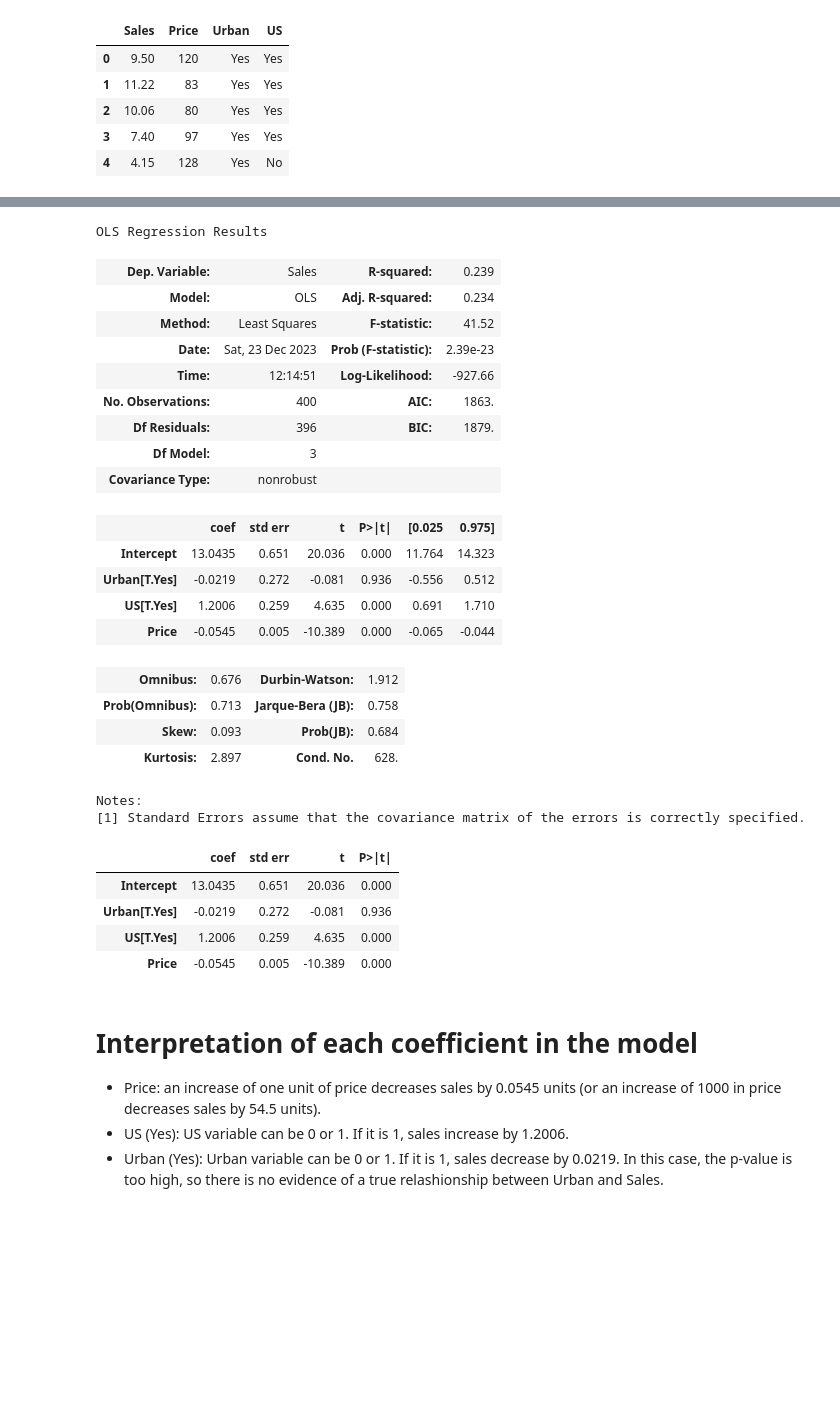
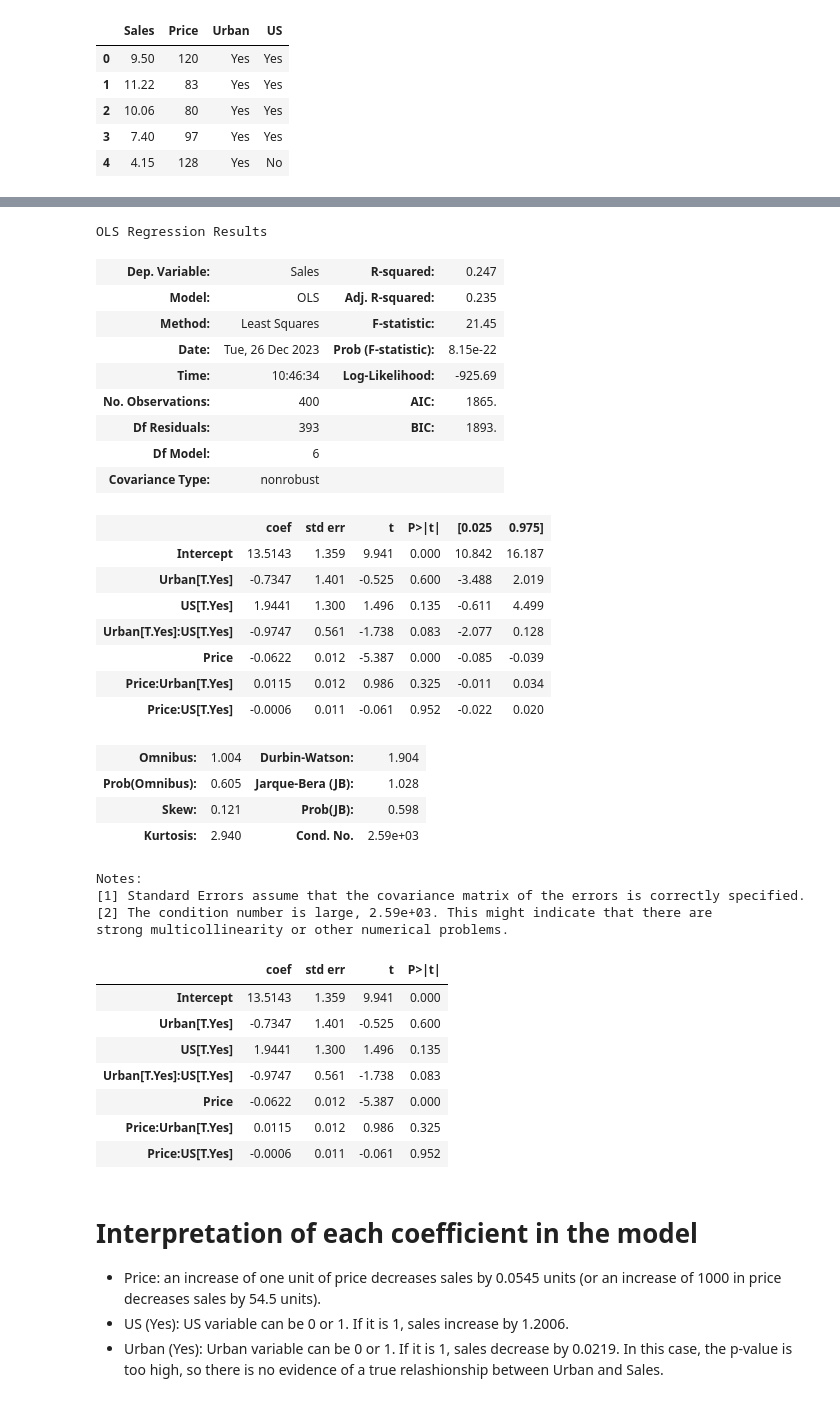
Before and after one commit to deusdevok/ISLP_Python, a Jupyter notebook: Chapter 3/Exercise10.ipynb, the cells around one changed output, grey strips where cells are left out. Saved outputs shown, nothing was run; the diff lists cells and outputs as text; code cells hidden in the pictures; blank space fills up the shorter version.

```diff
--- a/Chapter 3/Exercise10.ipynb
+++ b/Chapter 3/Exercise10.ipynb
@@ -26,38 +28,46 @@ sns.pairplot(data)
 # %%
-#model2 = smf.ols(formula='Sales ~ Price + Urban + US + Price*Urban + Price*US + Urban*US', data=data)
-model2 = smf.ols(formula='Sales ~ Price + Urban + US', data=data)
+model2 = smf.ols(formula='Sales ~ Price + Urban + US + Price*Urban + Price*US + Urban*US', data=data)
+#model2 = smf.ols(formula='Sales ~ Price + Urban + US', data=data)
 results2 = model2.fit()
 results2.summary()
 # %% [output]
 OLS Regression Results
-| Dep. Variable: | Sales | R-squared: | 0.239 |
-| Model: | OLS | Adj. R-squared: | 0.234 |
-| Method: | Least Squares | F-statistic: | 41.52 |
-| Date: | Sat, 23 Dec 2023 | Prob (F-statistic): | 2.39e-23 |
-| Time: | 12:14:51 | Log-Likelihood: | -927.66 |
-| No. Observations: | 400 | AIC: | 1863. |
-| Df Residuals: | 396 | BIC: | 1879. |
-| Df Model: | 3 |  |  |
+| Dep. Variable: | Sales | R-squared: | 0.247 |
+| Model: | OLS | Adj. R-squared: | 0.235 |
+| Method: | Least Squares | F-statistic: | 21.45 |
+| Date: | Tue, 26 Dec 2023 | Prob (F-statistic): | 8.15e-22 |
+| Time: | 10:46:34 | Log-Likelihood: | -925.69 |
+| No. Observations: | 400 | AIC: | 1865. |
+| Df Residuals: | 393 | BIC: | 1893. |
+| Df Model: | 6 |  |  |
 | Covariance Type: | nonrobust |  |  |
 |  | coef | std err | t | P>|t| | [0.025 | 0.975] |
-| Intercept | 13.0435 | 0.651 | 20.036 | 0.000 | 11.764 | 14.323 |
-| Urban[T.Yes] | -0.0219 | 0.272 | -0.081 | 0.936 | -0.556 | 0.512 |
-| US[T.Yes] | 1.2006 | 0.259 | 4.635 | 0.000 | 0.691 | 1.710 |
-| Price | -0.0545 | 0.005 | -10.389 | 0.000 | -0.065 | -0.044 |
+| Intercept | 13.5143 | 1.359 | 9.941 | 0.000 | 10.842 | 16.187 |
+| Urban[T.Yes] | -0.7347 | 1.401 | -0.525 | 0.600 | -3.488 | 2.019 |
+| US[T.Yes] | 1.9441 | 1.300 | 1.496 | 0.135 | -0.611 | 4.499 |
+| Urban[T.Yes]:US[T.Yes] | -0.9747 | 0.561 | -1.738 | 0.083 | -2.077 | 0.128 |
+| Price | -0.0622 | 0.012 | -5.387 | 0.000 | -0.085 | -0.039 |
+| Price:Urban[T.Yes] | 0.0115 | 0.012 | 0.986 | 0.325 | -0.011 | 0.034 |
+| Price:US[T.Yes] | -0.0006 | 0.011 | -0.061 | 0.952 | -0.022 | 0.020 |
-| Omnibus: | 0.676 | Durbin-Watson: | 1.912 |
-| Prob(Omnibus): | 0.713 | Jarque-Bera (JB): | 0.758 |
-| Skew: | 0.093 | Prob(JB): | 0.684 |
-| Kurtosis: | 2.897 | Cond. No. | 628. |
+| Omnibus: | 1.004 | Durbin-Watson: | 1.904 |
+| Prob(Omnibus): | 0.605 | Jarque-Bera (JB): | 1.028 |
+| Skew: | 0.121 | Prob(JB): | 0.598 |
+| Kurtosis: | 2.940 | Cond. No. | 2.59e+03 |
 Notes:
 [1] Standard Errors assume that the covariance matrix of the errors is correctly specified.
+[2] The condition number is large, 2.59e+03. This might indicate that there are
+strong multicollinearity or other numerical problems.
 # %%
 summarize(results2)
 # %% [output]
 |  | coef | std err | t | P>|t| |
-| Intercept | 13.0435 | 0.651 | 20.036 | 0.000 |
-| Urban[T.Yes] | -0.0219 | 0.272 | -0.081 | 0.936 |
-| US[T.Yes] | 1.2006 | 0.259 | 4.635 | 0.000 |
-| Price | -0.0545 | 0.005 | -10.389 | 0.000 |
+| Intercept | 13.5143 | 1.359 | 9.941 | 0.000 |
+| Urban[T.Yes] | -0.7347 | 1.401 | -0.525 | 0.600 |
+| US[T.Yes] | 1.9441 | 1.300 | 1.496 | 0.135 |
+| Urban[T.Yes]:US[T.Yes] | -0.9747 | 0.561 | -1.738 | 0.083 |
+| Price | -0.0622 | 0.012 | -5.387 | 0.000 |
+| Price:Urban[T.Yes] | 0.0115 | 0.012 | 0.986 | 0.325 |
+| Price:US[T.Yes] | -0.0006 | 0.011 | -0.061 | 0.952 |
 # %% [markdown]
 # Interpretation of each coefficient in the model
 
```
Also changed, not shown: parts of 5 cells of this notebook, 2 other files.
